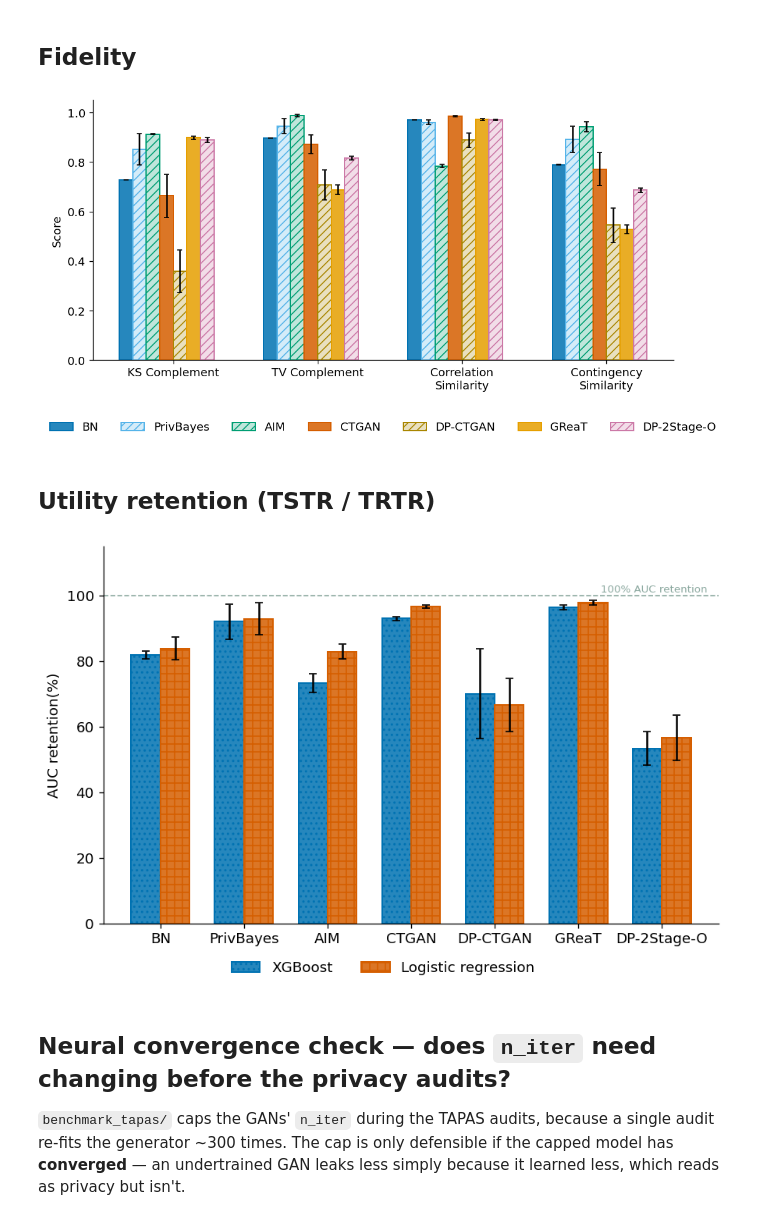
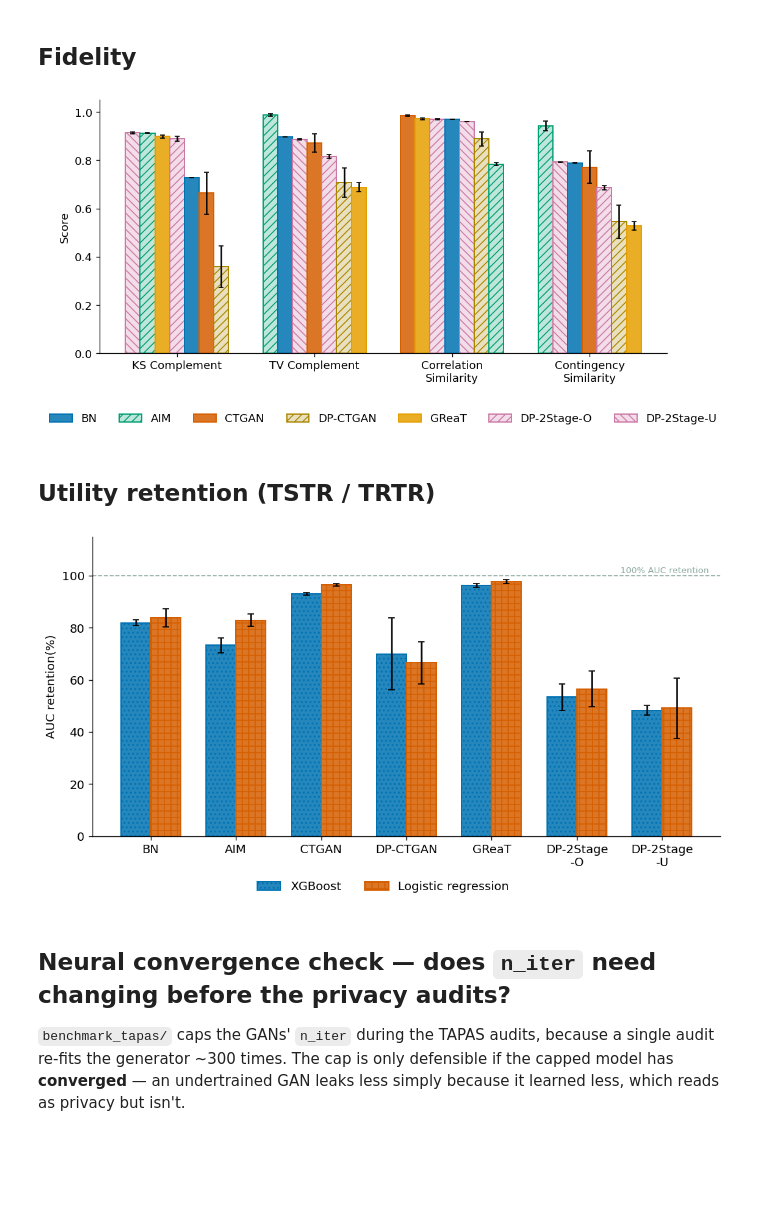
Before and after one commit to oliviapeng26/priv-sdg, a Jupyter notebook: evaluation/fidelity_utility_analysis.ipynb, the cells around one changed output. Cells and saved outputs as stored; diff of their text form; code cells hidden in the pictures; blank space fills up the shorter version.

Commit message:
feat: add DP-2Stage-U to fidelity and utility comparison figures

```diff
--- a/evaluation/fidelity_utility_analysis.ipynb
+++ b/evaluation/fidelity_utility_analysis.ipynb
@@ -72,7 +72,9 @@ OKABE_ORANGE           = "#E69F00"  # Orange         -- great
 # since O and U are both DP, just with different guarantee strength.
 OKABE_REDDISH_PURPLE   = "#CC79A7"  # Reddish Purple -- dp2stageo / dp2stageu
 
-METHOD_ORDER  = ['bayesian_network', 'privbayes', 'ctgan', 'dpgan', 'aim', 'dpctgan', 'great', 'dp2stageo', 'dp2stageu']
+# PrivBayes commented out (under investigation, paper Appendix A.3); restore the entry to bring it back.
+METHOD_ORDER  = ['bayesian_network', #'privbayes',
+                 'ctgan', 'dpgan', 'aim', 'dpctgan', 'great', 'dp2stageo', 'dp2stageu']
 METHOD_LABELS = {
     'bayesian_network': 'BN',
     'privbayes':        'PrivBayes',
@@ -132,7 +134,8 @@ IS_DP = {
 #     statistical first (BN no-DP, PrivBayes DP, AIM DP), then neural (CTGAN no-DP,
 #     DP-CTGAN DP), then LLM-based (GReaT no-DP, DP-2Stage-O DP, DP-2Stage-U DP), so a reader compares
 #     like with like left to right.
-PLOT_ORDER = ['bayesian_network', 'privbayes', 'aim', 'ctgan', 'dpctgan', 'great', 'dp2stageo', 'dp2stageu']
+PLOT_ORDER = ['bayesian_network', #'privbayes',
+              'aim', 'ctgan', 'dpctgan', 'great', 'dp2stageo', 'dp2stageu']
 
 # Every hue in COLORS is either unique within PLOT_ORDER or resolved by the hatch logic
 # above, and every chart below also labels methods on the x-axis or in the legend, so
@@ -238,38 +238,45 @@ x = np.arange(len(fidelity_metrics))
 # matters -- method against method on one metric -- reads as a single block.
 # The metric groups themselves are unchanged; only which methods appear, and in what
 # order, comes from PLOT_ORDER.
-width = 0.75 / len(PLOT_ORDER)
+# Within each metric group the bars are sorted from highest to lowest score, so the bar
+# position carries rank on that metric. Colour/hatch still identify the method, and the
+# legend stays in PLOT_ORDER (family order) rather than following any one metric's ranking.
+present = [m for m in PLOT_ORDER
+           if METHOD_LABELS[m] in sdm.index and not sdm.loc[METHOD_LABELS[m], fidelity_metrics].isna().all()]
+width = 0.75 / len(present)
 fig, ax = plt.subplots(figsize=(10, 4.5))
 
-for i, method in enumerate(PLOT_ORDER):
-    label = METHOD_LABELS[method]
-    if label not in sdm.index or sdm.loc[label, fidelity_metrics].isna().all():
-        continue                      # method not run yet (e.g. AIM, deferred)
-    vals = [sdm.loc[label, m] for m in fidelity_metrics]
-    errs = [sdm_sd.loc[label, m] for m in fidelity_metrics]
-    off = (i - (len(PLOT_ORDER) - 1) / 2) * width
-    dp = IS_DP[method]
-    # DP hatched, non-DP solid -- matching privacy_analysis.ipynb's own DP-vs-non-DP
-    # styling exactly (to_rgba(col, .25 if dp else .85), edgecolor=col, hatch="///").
-    # dp2stageu is the one exception: it is DP AND shares its hue with dp2stageo (see
-    # OKABE_REDDISH_PURPLE above), so the standard '///' would make the two identical.
-    # It gets the mirrored '\\\\\\' instead -- still unmistakably "hatched = DP",
-    # still distinct from dp2stageo's plain '///'.
-    hatch = ('\\\\\\' if method == 'dp2stageu' else '///') if dp else None
-    ax.bar(x + off, vals, width, yerr=errs, capsize=2.5, label=label,
-           facecolor=to_rgba(COLORS[method], .25 if dp else .85),
-           edgecolor=COLORS[method], linewidth=1.2, hatch=hatch)
+handles = {}
+for j, metric in enumerate(fidelity_metrics):
+    ranked = sorted(present, key=lambda m: -sdm.loc[METHOD_LABELS[m], metric])
+    for rank, method in enumerate(ranked):
+        label = METHOD_LABELS[method]
+        off = (rank - (len(present) - 1) / 2) * width
+        dp = IS_DP[method]
+        # DP hatched, non-DP solid -- matching privacy_analysis.ipynb's own DP-vs-non-DP
+        # styling exactly (to_rgba(col, .25 if dp else .85), edgecolor=col, hatch="///").
+        # dp2stageu is the one exception: it is DP AND shares its hue with dp2stageo (see
+        # OKABE_REDDISH_PURPLE above), so the standard '///' would make the two identical.
+        # It gets the mirrored '\\\' instead -- still unmistakably "hatched = DP",
+        # still distinct from dp2stageo's plain '///'.
+        hatch = ('\\\\\\' if method == 'dp2stageu' else '///') if dp else None
+        bar = ax.bar(j + off, sdm.loc[label, metric], width, yerr=sdm_sd.loc[label, metric],
+                     capsize=2.5, label=label,
+                     facecolor=to_rgba(COLORS[method], .25 if dp else .85),
+                     edgecolor=COLORS[method], linewidth=1.2, hatch=hatch)
+        handles.setdefault(method, bar)
 
 ax.set_xticks(x); ax.set_xticklabels(fidelity_labels)
 ax.set_ylabel('Score')
 ax.set_ylim(0, 1.05)
 # ax.set_title('Fidelity vs training data — mean $\\pm$ s.d. over 5 runs')
-ax.legend(frameon=False, ncol=len(PLOT_ORDER), loc='lower center', bbox_to_anchor=(0.5, -0.32))
+ax.legend([handles[m] for m in present], [METHOD_LABELS[m] for m in present],
+          frameon=False, ncol=len(present), loc='lower center', bbox_to_anchor=(0.5, -0.32))
 ax.spines[['top', 'right']].set_visible(False)
 plt.savefig(FIGS / 'fidelity_comparison.png', bbox_inches='tight', dpi=150)
 plt.show()
 # %% [output]
-[figure, old version]
+[figure, new version]
 # %% [markdown]
 ## Utility retention (TSTR / TRTR)
 # %%
@@ -277,7 +284,7 @@ plt.show()
 # retention already carries the TRTR ceiling (it IS the ceiling, rescaled to 100%), so
 # nothing about the comparison is lost, only the redundant axis.
 # Error bars are across-seed s.d. (seeds.RUN_SEEDS) - read them before comparing bars.
-fig, ax = plt.subplots(figsize=(7.5, 4.6))
+fig, ax = plt.subplots(figsize=(9, 4.6))   # wider than the old 7.5: seven tick labels, two of them long
 
 labels = [METHOD_LABELS[m] for m in PLOT_ORDER
           if not util.loc[METHOD_LABELS[m]].isna().all()]
@@ -287,35 +294,36 @@ width = 0.35
 
 # Classifier type, not generator identity, so these reuse two Okabe-Ito hues already
 # defined above (Blue / Vermillion -- the strongest warm/cool contrast in the set)
 # rather than a third palette; each chart's own legend disambiguates, so reusing hues
 # across charts with different meanings is safe. Patterned as well as coloured, so the
 # split survives greyscale too -- dots and a plus-grid, deliberately NOT the diagonal
 # '///' / '\\\' used for DP status in the fidelity and privacy plots, so a reader
 # never reads "hatched" here as "DP".
 bars_xgb = ax.bar(x - width/2, [100 * util.loc[l, 'retention_xgboost'] for l in labels], width,
                   yerr=[100 * util_sd.loc[l, 'retention_xgboost'] for l in labels], capsize=3,
                   label='XGBoost', facecolor=to_rgba(OKABE_BLUE, .85), edgecolor=OKABE_BLUE,
                   linewidth=1.2, hatch='...')
 bars_lr = ax.bar(x + width/2, [100 * util.loc[l, 'retention_logistic_regression'] for l in labels], width,
                  yerr=[100 * util_sd.loc[l, 'retention_logistic_regression'] for l in labels], capsize=3,
                  label='Logistic regression', facecolor=to_rgba(OKABE_VERMILLION, .85),
                  edgecolor=OKABE_VERMILLION, linewidth=1.2, hatch='++')
 ax.axhline(100, ls='--', lw=1, color=TEAL)
 ax.text(len(labels) - 0.45, 101, '100% AUC retention', fontsize=8, color=TEAL, ha='right')
 
-ax.set_xticks(x); ax.set_xticklabels(labels)
+# DP-2Stage-O / -U break onto two lines so the two long labels cannot run into each other
+ax.set_xticks(x); ax.set_xticklabels([l.replace('DP-2Stage-', 'DP-2Stage\n-') for l in labels])
 ax.set_ylabel('AUC retention(%)')
 ax.set_ylim(0, 115)
 # ax.set_title('Utility retention — TSTR / TRTR')
 ax.spines[['top', 'right']].set_visible(False)
 
 fig.legend(handles=[bars_xgb, bars_lr], labels=['XGBoost', 'Logistic regression'],
           frameon=False, ncol=2, loc='lower center', bbox_to_anchor=(0.5, -0.06))
 plt.tight_layout()
 plt.savefig(FIGS / 'utility_metric_comparison.png', bbox_inches='tight', dpi=150)
 plt.show()
 # %% [output]
-[figure, old version]
+[figure, new version]
 # %% [markdown]
 ## Neural convergence check — does `n_iter` need changing before the privacy audits?
 
```
Also changed, not shown: parts of 6 cells of this notebook, 2 other files.
